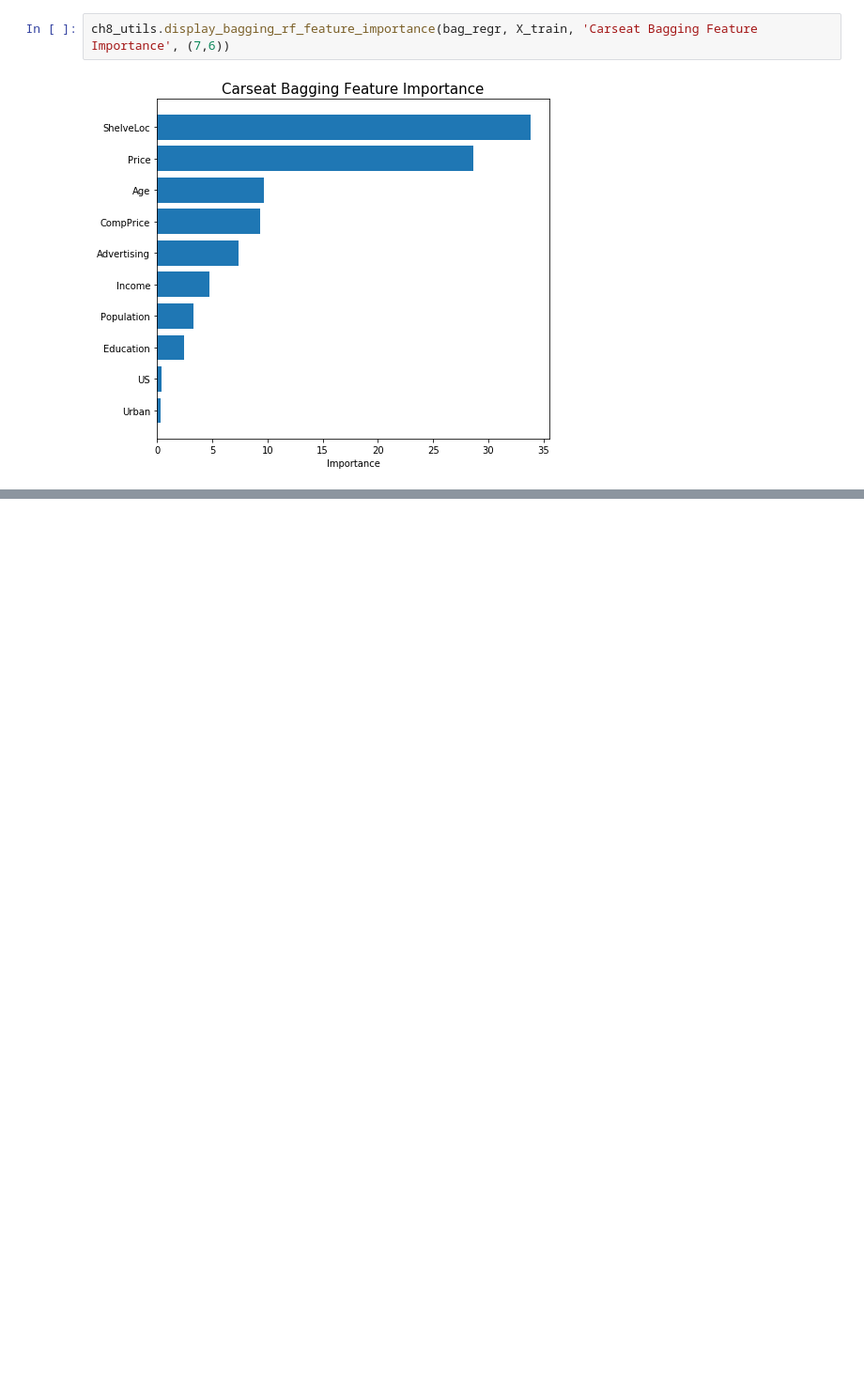
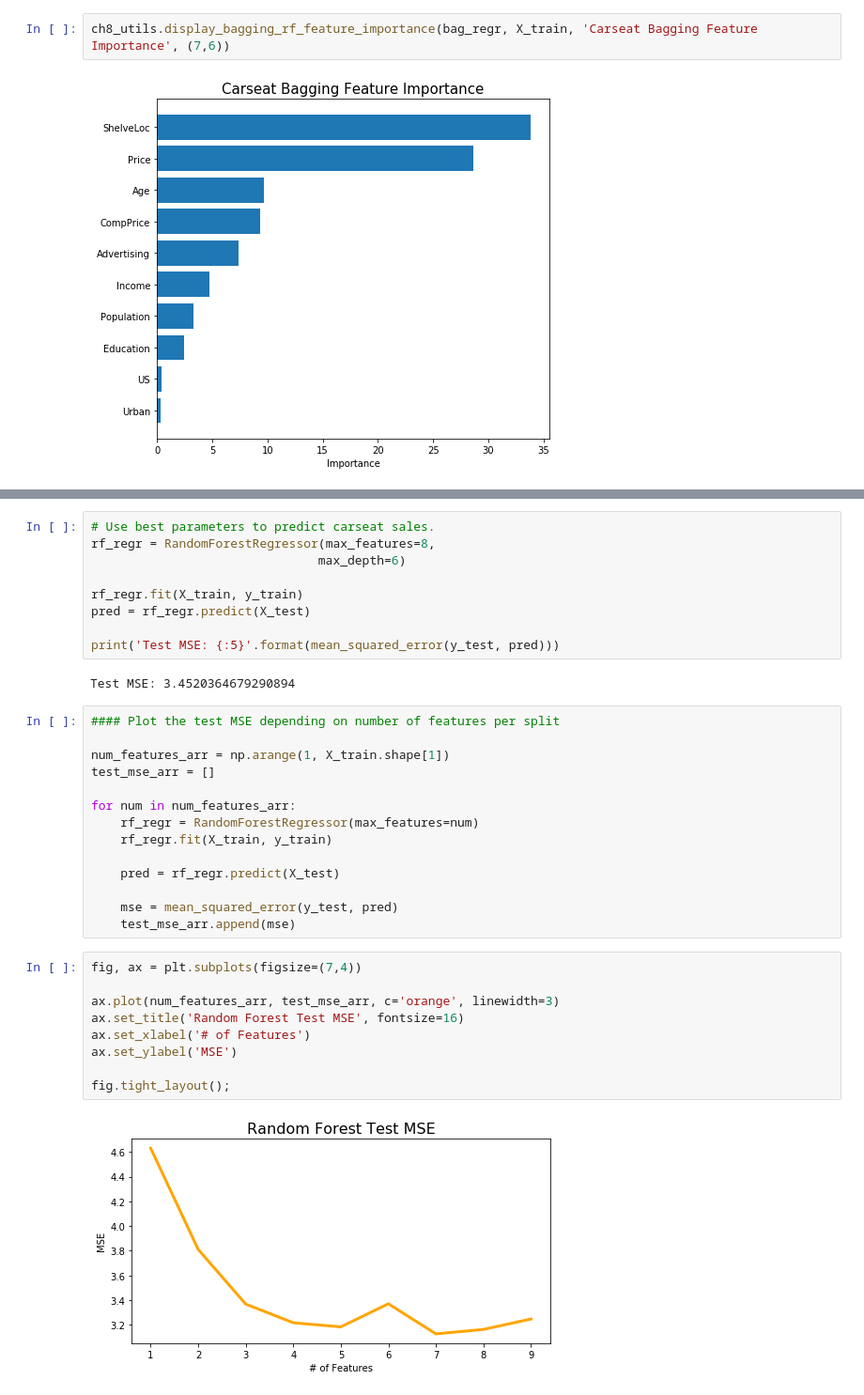
Before and after one commit to Morgan-Sell/islr-labs-exercises-python, a Jupyter notebook: exercises/08_tree_based_methods_exercises.ipynb, the cells around one changed output, grey strips where cells are left out. Shown at 94% size. Drawn from its saved outputs; the diff is of its cells as text; blank space fills up the shorter version.

```diff
--- a/exercises/08_tree_based_methods_exercises.ipynb
+++ b/exercises/08_tree_based_methods_exercises.ipynb
@@ -272,0 +274,36 @@ ch8_utils.display_bagging_rf_feature_importance(bag_regr, X_train, 'Carseat Bagg
+# %%
+# Use best parameters to predict carseat sales.
+rf_regr = RandomForestRegressor(max_features=8,
+                               max_depth=6)
+
+rf_regr.fit(X_train, y_train)
+pred = rf_regr.predict(X_test)
+
+print('Test MSE: {:5}'.format(mean_squared_error(y_test, pred)))
+# %% [output]
+Test MSE: 3.4520364679290894
+# %%
+#### Plot the test MSE depending on number of features per split
+
+num_features_arr = np.arange(1, X_train.shape[1])
+test_mse_arr = []
+
+for num in num_features_arr:
+    rf_regr = RandomForestRegressor(max_features=num)
+    rf_regr.fit(X_train, y_train)
+
+    pred = rf_regr.predict(X_test)
+
+    mse = mean_squared_error(y_test, pred)
+    test_mse_arr.append(mse)
+# %%
+fig, ax = plt.subplots(figsize=(7,4))
+
+ax.plot(num_features_arr, test_mse_arr, c='orange', linewidth=3)
+ax.set_title('Random Forest Test MSE', fontsize=16)
+ax.set_xlabel('# of Features')
+ax.set_ylabel('MSE')
+
+fig.tight_layout();
+# %% [output]
+[figure, added]
```
Also changed, not shown: parts of 6 cells of this notebook.
